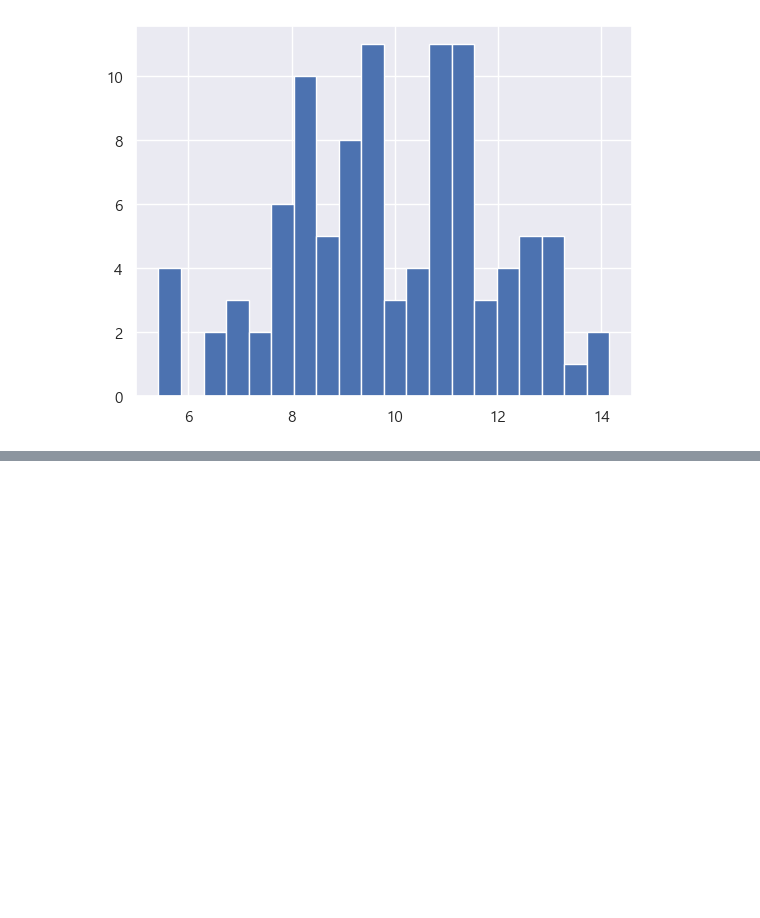
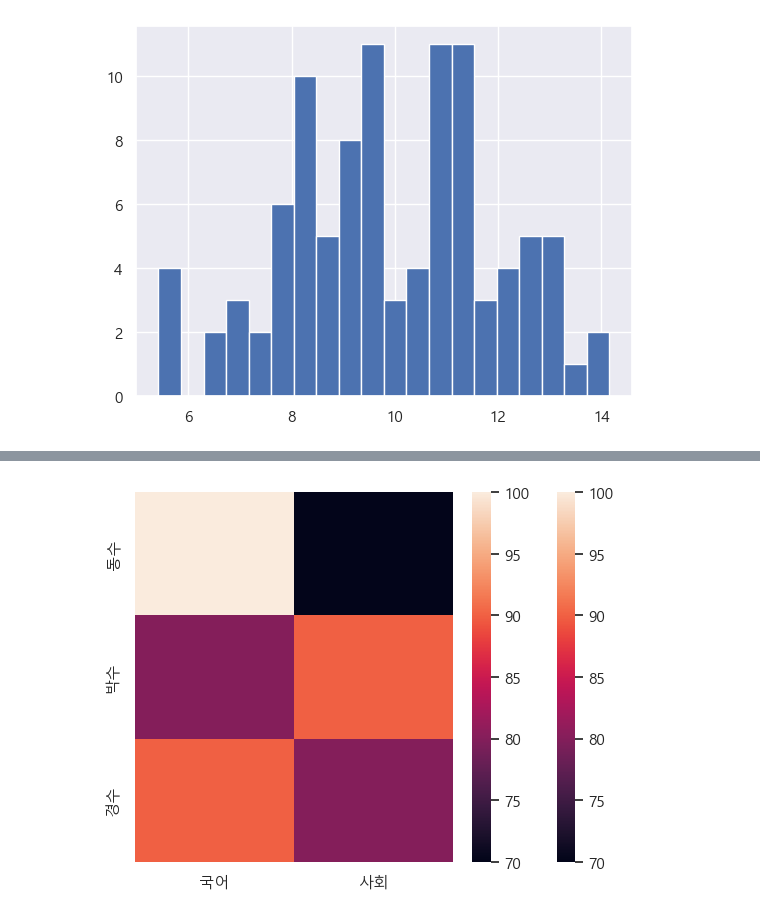
Before and after one commit to cho16147/quant-new-moon, a Jupyter notebook: Ch04-Matplotlib_Seaborn/20250317-Ch04.2-graphs.ipynb, the cells around one changed output, grey strips where cells are left out. Saved outputs shown, nothing was run; the diff lists cells and outputs as text; code cells hidden in the pictures; blank space fills up the shorter version.

```diff
--- a/Ch04-Matplotlib_Seaborn/20250317-Ch04.2-graphs.ipynb
+++ b/Ch04-Matplotlib_Seaborn/20250317-Ch04.2-graphs.ipynb
@@ -153,0 +175,7 @@ plt.show()
+# %%
+sns.heatmap(data.values)
+plt.xticks([0.5, 1.5], ["국어", "사회"])
+plt.yticks([0.5, 1.5, 2.5], ["동수", "박수", "경수"])
+plt.show()
+# %% [output]
+[figure, added]
```
Also changed, not shown: parts of 6 cells of this notebook, 2 other files.
